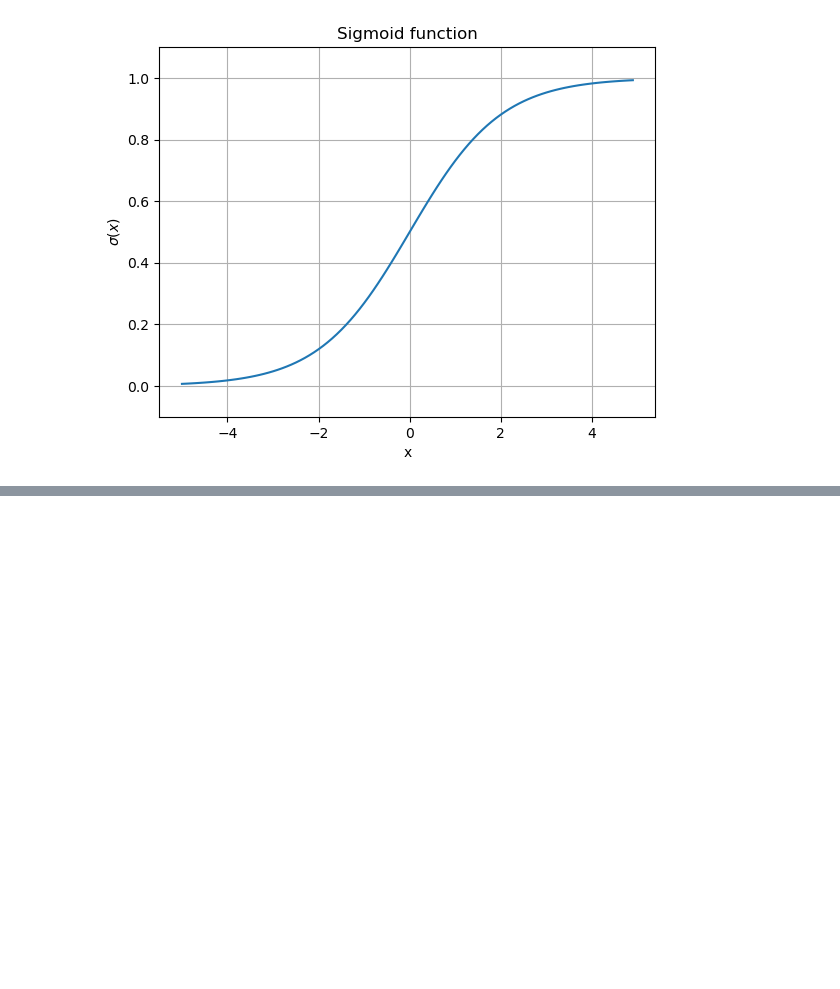
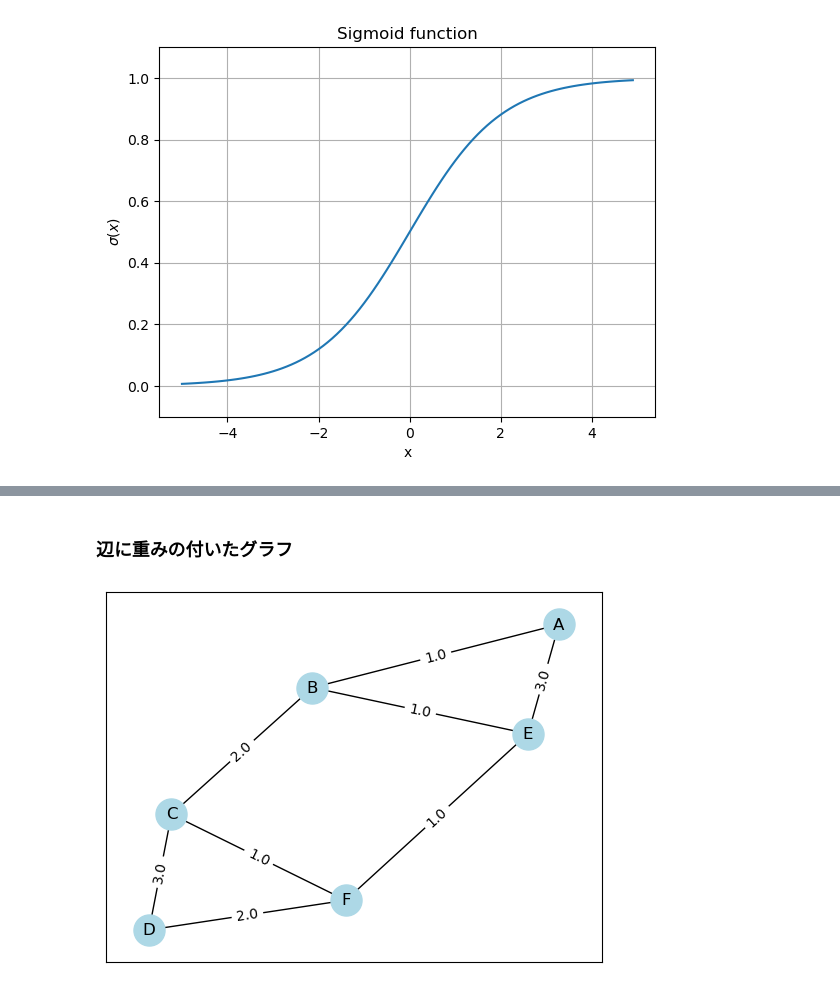
Before and after one commit to zakugus/FCP3, a Jupyter notebook: DA-4-G2.ipynb, the cells around one changed output, grey strips where cells are left out. Cells and saved outputs as stored; diff of their text form; code cells hidden in the pictures; blank space fills up the shorter version.

```diff
--- a/DA-4-G2.ipynb
+++ b/DA-4-G2.ipynb
@@ -88,0 +123,38 @@ plt.show()
+# %% [markdown]
+### 辺に重みの付いたグラフ
+# %%
+### リスト4 ###
+
+import networkx as nx
+import matplotlib.pyplot as plt
+
+# グラフオブジェクトの作成
+G = nx.Graph()
+
+# エッジ（重み付き）の追加
+G.add_edge('A', 'B', weight=1.0)
+G.add_edge('A', 'E', weight=3.0)
+G.add_edge('B', 'C', weight=2.0)
+G.add_edge('B', 'E', weight=1.0)
+G.add_edge('C', 'D', weight=3.0)
+G.add_edge('C', 'F', weight=1.0)
+G.add_edge('D', 'F', weight=2.0)
+G.add_edge('E', 'F', weight=1.0)
+
+
+# レイアウトの設定（ノードの配置）
+pos = nx.spring_layout(G) # ノードの位置をバネモデルによって決定
+
+# グラフの描画
+# ノードとエッジを描画
+nx.draw_networkx(G, pos, with_labels=True, node_color='lightblue', node_size=500)
+
+# エッジの重みラベルを描画
+edge_labels = nx.get_edge_attributes(G, 'weight')
+nx.draw_networkx_edge_labels(G, pos, edge_labels=edge_labels)
+
+# 表示
+#plt.axis('off')
+plt.show()
+# %% [output]
+[figure, added]
```
Also changed, not shown: parts of 7 cells of this notebook.
